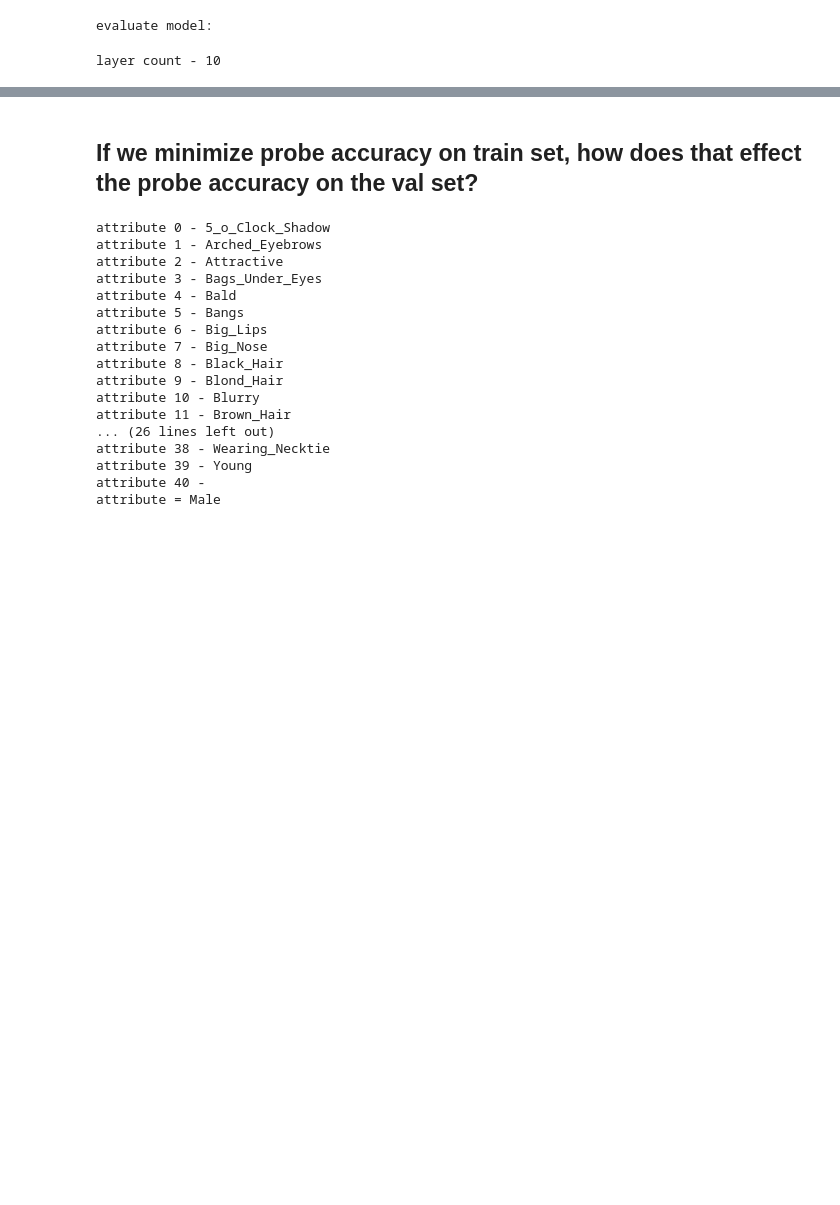
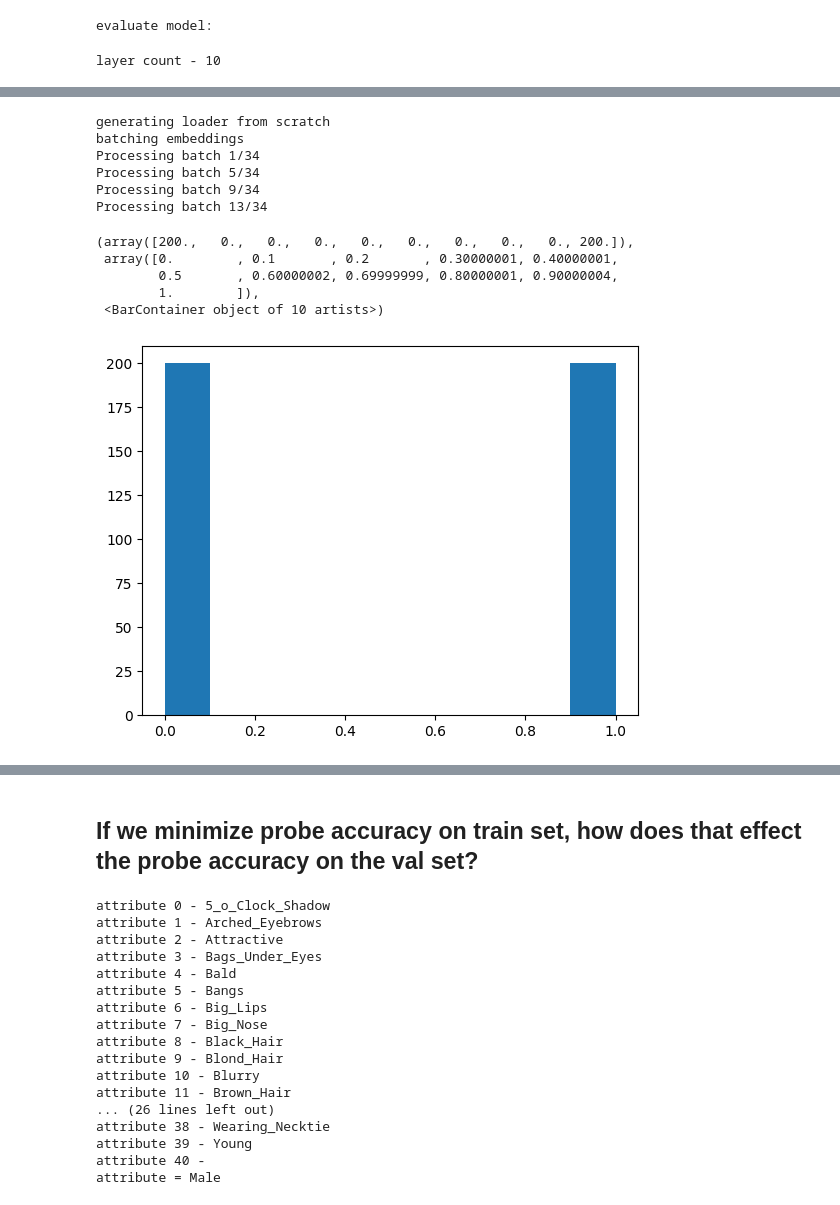
Before and after one commit to RoyRin/ripple_bench, a Jupyter notebook: notebooks/LEACE_explore.ipynb, the cells around one changed output, grey strips where cells are left out. Cells and saved outputs as stored; diff of their text form; code cells hidden in the pictures; blank space fills up the shorter version.

```diff
--- a/notebooks/LEACE_explore.ipynb
+++ b/notebooks/LEACE_explore.ipynb
@@ -487,3 +199,41 @@ Processing batch 4/4
+# %%
+from unlearning import contrastive_examples
+from collections import defaultdict
+reload(contrastive_examples)
+
+
+N = 1000
+negative_attributes = val_labels[:, attribute_index] == 0
+
+all_neg_indices = torch.where(negative_attributes)[0]
+
+
+layer_ind = 8
+neg_indices_normal = np.random.choice(all_neg_indices, size=N, replace=False)
+
+normal_probe_dataset, normal_probe_dataset_labels = probes.set_up_probe_dataset(model, layer_ind, pos_indices=pos_indices, neg_indices=neg_indices_normal, dataset =val_dataset, device = torch.device("cuda" if torch.cuda.is_available() else "cpu"), verbose = True)
+
+
+
+
+### Pulling out the - create probe-dataset function.
+closest_probe_dataset, closest_probe_dataset_labels = contrastive_examples.create_probe_dataset_contrastive_examples(dataset= val_dataset, labels= val_labels, model = model, layer_ind = layer_ind, attribute_index=attribute_index, N =N, N_to_search=N*4)
+# %% [output]
+generating loader from scratch
+batching embeddings
+Processing batch 1/34
+Processing batch 5/34
+Processing batch 9/34
+Processing batch 13/34
+# %%
+plt.hist(closest_probe_dataset_labels)
+# %% [output]
+(array([200.,   0.,   0.,   0.,   0.,   0.,   0.,   0.,   0., 200.]),
+ array([0.        , 0.1       , 0.2       , 0.30000001, 0.40000001,
+        0.5       , 0.60000002, 0.69999999, 0.80000001, 0.90000004,
+        1.        ]),
+ <BarContainer object of 10 artists>)
+[figure, added]
 # %%
 # test probe
 reload(probes)
```
Also changed, not shown: parts of 47 cells of this notebook, 4 other files.
